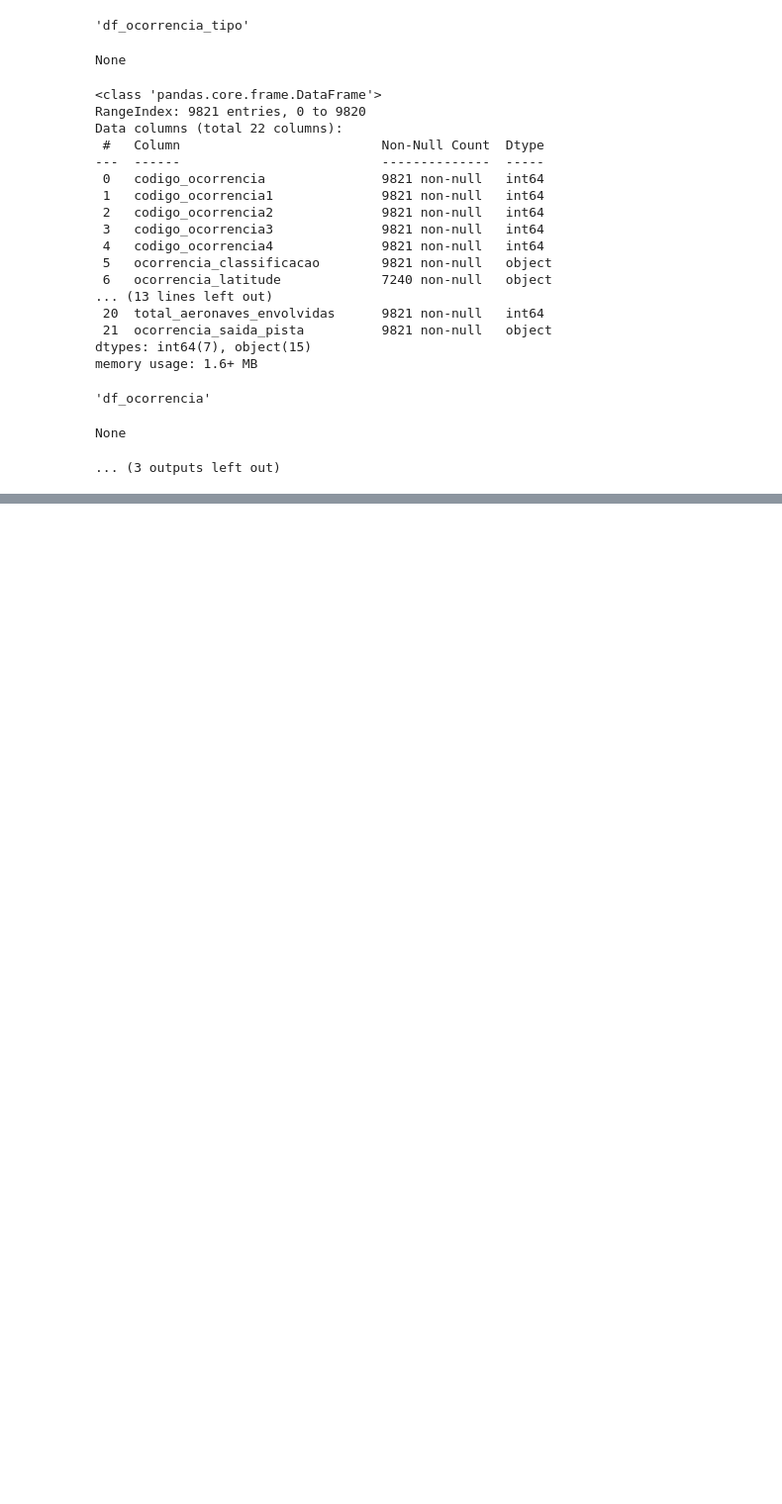
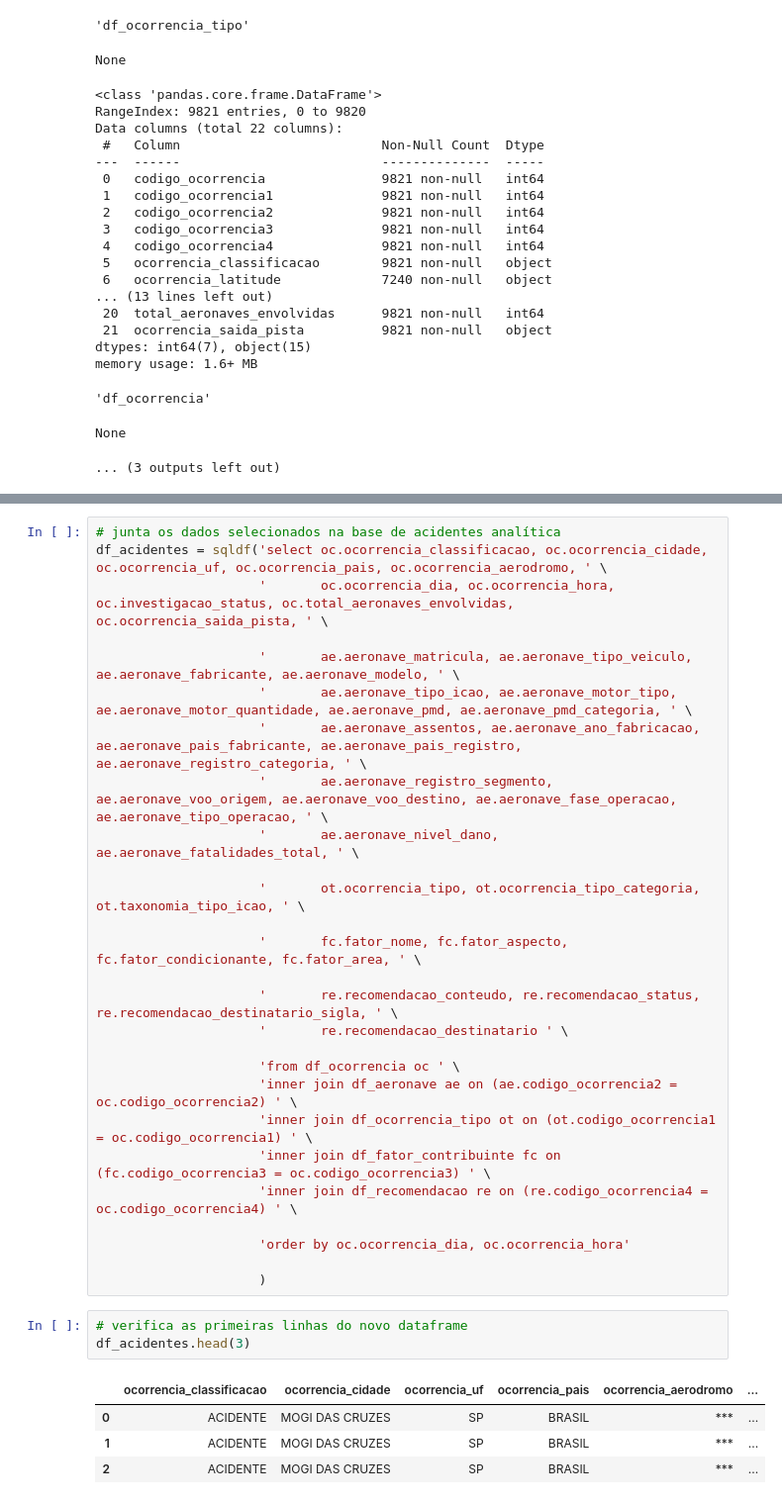
Before and after one commit to jairobernardesjunior/Cenipa_limpa_trata_analisa, a Jupyter notebook: 01 cenipa_limpa_trata.ipynb, the cells around one changed output, grey strips where cells are left out. Shown at 99% size. Cells and saved outputs as stored; diff of their text form; blank space fills up the shorter version.

```diff
--- a/01 cenipa_limpa_trata.ipynb
+++ b/01 cenipa_limpa_trata.ipynb
@@ -172,0 +164,35 @@ df_acidentes = sqldf('select ')
+# %%
+# junta os dados selecionados na base de acidentes analítica
+df_acidentes = sqldf('select oc.ocorrencia_classificacao, oc.ocorrencia_cidade, oc.ocorrencia_uf, oc.ocorrencia_pais, oc.ocorrencia_aerodromo, ' \
+                     '       oc.ocorrencia_dia, oc.ocorrencia_hora, oc.investigacao_status, oc.total_aeronaves_envolvidas, oc.ocorrencia_saida_pista, ' \
+
+                     '       ae.aeronave_matricula, ae.aeronave_tipo_veiculo, ae.aeronave_fabricante, ae.aeronave_modelo, ' \
+                     '       ae.aeronave_tipo_icao, ae.aeronave_motor_tipo, ae.aeronave_motor_quantidade, ae.aeronave_pmd, ae.aeronave_pmd_categoria, ' \
+                     '       ae.aeronave_assentos, ae.aeronave_ano_fabricacao, ae.aeronave_pais_fabricante, ae.aeronave_pais_registro, ae.aeronave_registro_categoria, ' \
+                     '       ae.aeronave_registro_segmento, ae.aeronave_voo_origem, ae.aeronave_voo_destino, ae.aeronave_fase_operacao, ae.aeronave_tipo_operacao, ' \
+                     '       ae.aeronave_nivel_dano, ae.aeronave_fatalidades_total, ' \
+
+                     '       ot.ocorrencia_tipo, ot.ocorrencia_tipo_categoria, ot.taxonomia_tipo_icao, ' \
+
+                     '       fc.fator_nome, fc.fator_aspecto, fc.fator_condicionante, fc.fator_area, ' \
+
+                     '       re.recomendacao_conteudo, re.recomendacao_status, re.recomendacao_destinatario_sigla, ' \
+                     '       re.recomendacao_destinatario ' \
+
+                     'from df_ocorrencia oc ' \
+                     'inner join df_aeronave ae on (ae.codigo_ocorrencia2 = oc.codigo_ocorrencia2) ' \
+                     'inner join df_ocorrencia_tipo ot on (ot.codigo_ocorrencia1 = oc.codigo_ocorrencia1) ' \
+                     'inner join df_fator_contribuinte fc on (fc.codigo_ocorrencia3 = oc.codigo_ocorrencia3) ' \
+                     'inner join df_recomendacao re on (re.codigo_ocorrencia4 = oc.codigo_ocorrencia4) ' \
+
+                     'order by oc.ocorrencia_dia, oc.ocorrencia_hora'
+
+                     )
+# %%
+# verifica as primeiras linhas do novo dataframe
+df_acidentes.head(3)
+# %% [output]
+|  | ocorrencia_classificacao | ocorrencia_cidade | ocorrencia_uf | ocorrencia_pais | ocorrencia_aerodromo | ... |
+| 0 | ACIDENTE | MOGI DAS CRUZES | SP | BRASIL | *** | ... |
+| 1 | ACIDENTE | MOGI DAS CRUZES | SP | BRASIL | *** | ... |
+| 2 | ACIDENTE | MOGI DAS CRUZES | SP | BRASIL | *** | ... |
```
Also changed, not shown: parts of 13 cells of this notebook, 1 other file.
